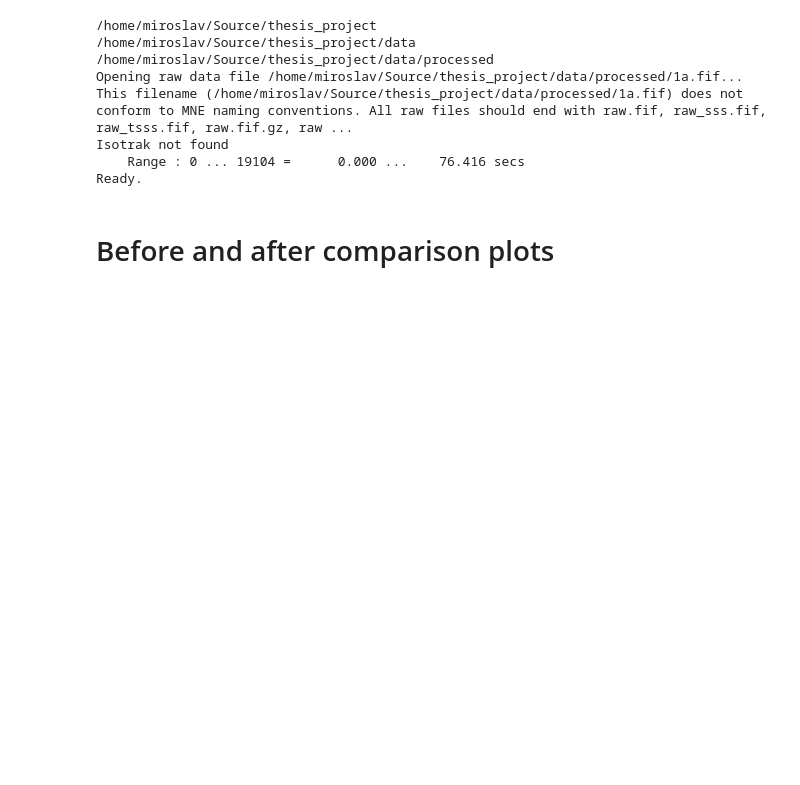
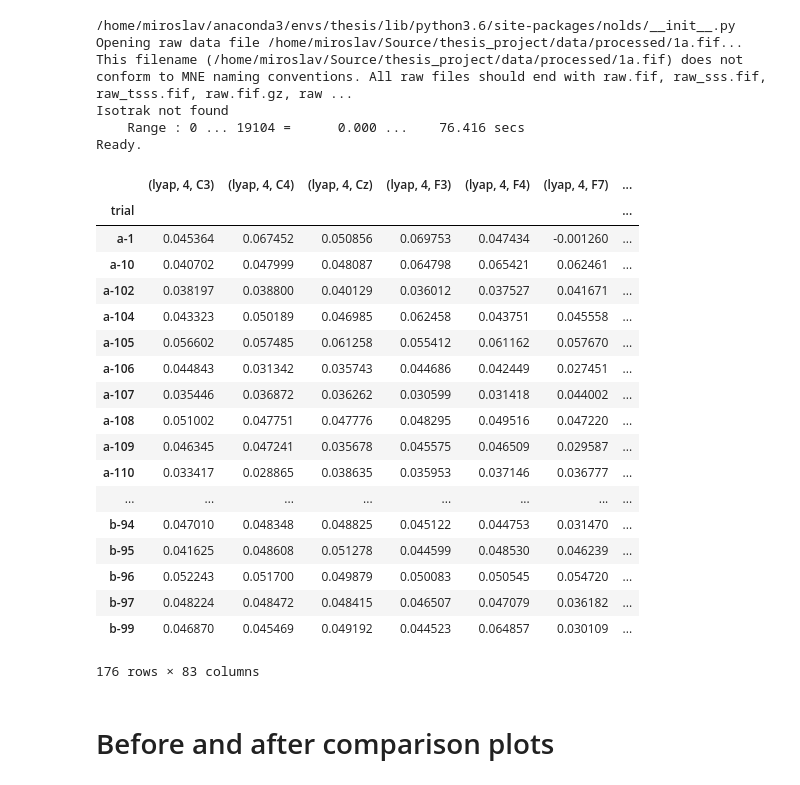
Before and after one commit to mirgee/thesis_project, a Jupyter notebook: notebooks/03-analyze-nl-results.ipynb, the cells around one changed output. Saved outputs shown, nothing was run; the diff lists cells and outputs as text; code cells hidden in the pictures; blank space fills up the shorter version.

```diff
--- a/notebooks/03-analyze-nl-results.ipynb
+++ b/notebooks/03-analyze-nl-results.ipynb
@@ -38,9 +38,7 @@ PROCESSED_ROOT = os.path.abspath(os.path.join(DATA_ROOT, 'processed'))
 RAW_ROOT = os.path.abspath(os.path.join(DATA_ROOT, 'raw'))
 LABELED_ROOT = os.path.abspath(os.path.join(DATA_ROOT, 'labeled'))
 DURATIONS_ROOT = os.path.abspath(os.path.join(DATA_ROOT, 'durations'))
-print(PROJ_ROOT)
-print(DATA_ROOT)
-print(PROCESSED_ROOT)
+VISUAL_ROOT = os.path.abspath(os.path.join(DATA_ROOT, 'visual'))
 import sys
 sys.path.append(os.path.join(PROJ_ROOT, 'src'))
 CHANNEL_NAMES = ['FP1', 'FP2', 'F3', 'F4', 'C3', 'C4', 'P3', 'P4', 'O1', 'O2',
@@ -55,9 +53,7 @@ t = pd.DataFrame(raw_fif.get_data())
 data = pd.DataFrame(np.transpose(t.values), columns=CHANNEL_NAMES)
 data = np.transpose(data.values)
 # %% [output]
-/home/miroslav/Source/thesis_project
-/home/miroslav/Source/thesis_project/data
-/home/miroslav/Source/thesis_project/data/processed
+/home/miroslav/anaconda3/envs/thesis/lib/python3.6/site-packages/nolds/__init__.py
 Opening raw data file /home/miroslav/Source/thesis_project/data/processed/1a.fif...
 This filename (/home/miroslav/Source/thesis_project/data/processed/1a.fif) does not conform to MNE naming conventions. All raw files should end with raw.fif, raw_sss.fif, raw_tsss.fif, raw.fif.gz, raw ...
 Isotrak not found
@@ -84,2 +83,34 @@ df_bef = df_bef.sort_index()
+# %%
+extra = pd.DataFrame(index=df.index, columns=['age', 'sex', 'freq', 'sc_bef', 'sc_aft'])
+for name, row in extra.iterrows():
+    extra.loc[name, 'age'] = meta_df.loc[int(row.name.split('-')[1]), 'AGE']
+    extra.loc[name, 'sex'] = meta_df.loc[int(row.name.split('-')[1]), 'SEX']
+    extra.loc[name, 'freq'] = 0 if meta_df.loc[int(row.name.split('-')[1]), 'freq'] == 250 else 1
+    extra.loc[name, 'sc_bef'] = meta_df.loc[int(row.name.split('-')[1]), 'M_1']
+    extra.loc[name, 'sc_aft'] = meta_df.loc[int(row.name.split('-')[1]), 'M_4']
+
+df_ext = df.join(extra)
+df_ext.to_csv(os.path.join(LABELED_ROOT, 'splits_ext.csv'), encoding='utf-8')
+df_ext
+# %% [output]
+|  | (lyap, 4, C3) | (lyap, 4, C4) | (lyap, 4, Cz) | (lyap, 4, F3) | (lyap, 4, F4) | (lyap, 4, F7) | ... |
+| trial |  |  |  |  |  |  | ... |
+| a-1 | 0.045364 | 0.067452 | 0.050856 | 0.069753 | 0.047434 | -0.001260 | ... |
+| a-10 | 0.040702 | 0.047999 | 0.048087 | 0.064798 | 0.065421 | 0.062461 | ... |
+| a-102 | 0.038197 | 0.038800 | 0.040129 | 0.036012 | 0.037527 | 0.041671 | ... |
+| a-104 | 0.043323 | 0.050189 | 0.046985 | 0.062458 | 0.043751 | 0.045558 | ... |
+| a-105 | 0.056602 | 0.057485 | 0.061258 | 0.055412 | 0.061162 | 0.057670 | ... |
+| a-106 | 0.044843 | 0.031342 | 0.035743 | 0.044686 | 0.042449 | 0.027451 | ... |
+| a-107 | 0.035446 | 0.036872 | 0.036262 | 0.030599 | 0.031418 | 0.044002 | ... |
+| a-108 | 0.051002 | 0.047751 | 0.047776 | 0.048295 | 0.049516 | 0.047220 | ... |
+| a-109 | 0.046345 | 0.047241 | 0.035678 | 0.045575 | 0.046509 | 0.029587 | ... |
+| a-110 | 0.033417 | 0.028865 | 0.038635 | 0.035953 | 0.037146 | 0.036777 | ... |
+| ... | ... | ... | ... | ... | ... | ... | ... |
+| b-94 | 0.047010 | 0.048348 | 0.048825 | 0.045122 | 0.044753 | 0.031470 | ... |
+| b-95 | 0.041625 | 0.048608 | 0.051278 | 0.044599 | 0.048530 | 0.046239 | ... |
+| b-96 | 0.052243 | 0.051700 | 0.049879 | 0.050083 | 0.050545 | 0.054720 | ... |
+| b-97 | 0.048224 | 0.048472 | 0.048415 | 0.046507 | 0.047079 | 0.036182 | ... |
+| b-99 | 0.046870 | 0.045469 | 0.049192 | 0.044523 | 0.064857 | 0.030109 | ... |
+176 rows × 83 columns
 # %% [markdown]
 # Before and after comparison plots
```
Also changed, not shown: parts of 11 cells of this notebook, 12 other files.
